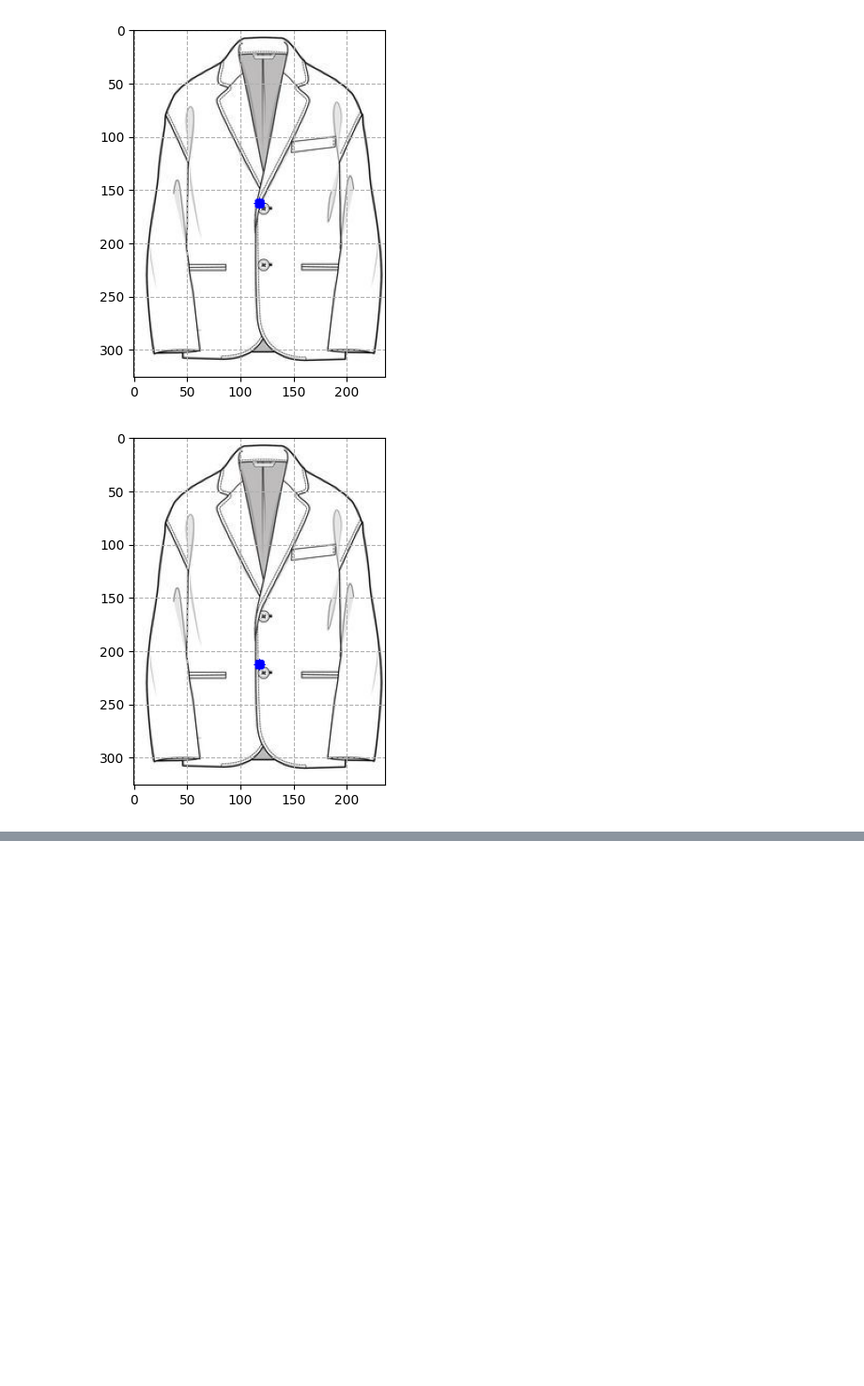
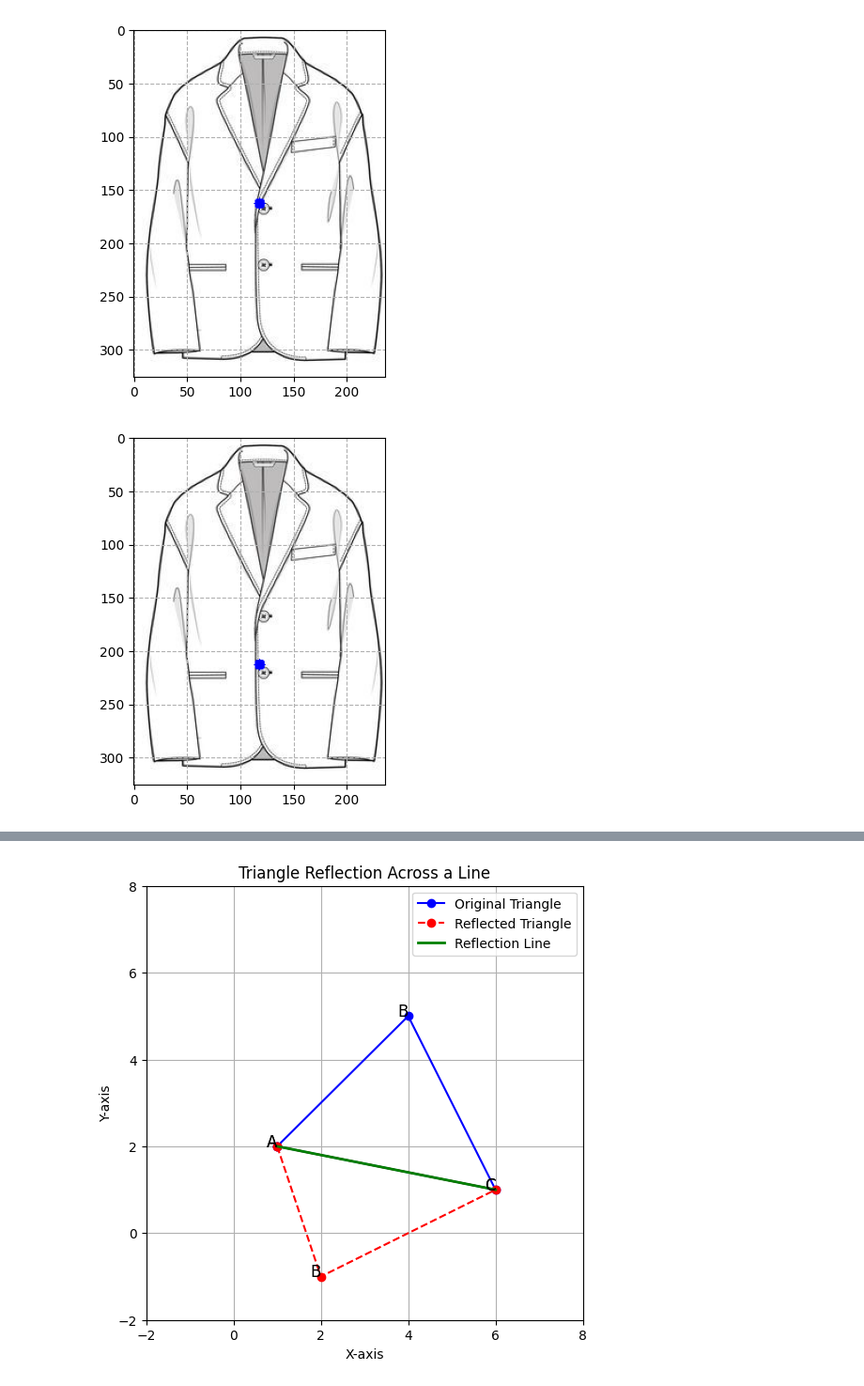
Before and after one commit to Mudhdhoo/CS224G_TechPackAI, a Jupyter notebook: backend/src/test.ipynb, the cells around one changed output, grey strips where cells are left out. Shown at 94% size. Cells and saved outputs as stored; diff of their text form; code cells hidden in the pictures; blank space fills up the shorter version.

```diff
--- a/backend/src/test.ipynb
+++ b/backend/src/test.ipynb
@@ -382,3 +329,0 @@ os.path.join(os.getcwd(), path)
-# %%
-a = "{da}"
-a
@@ -386,0 +437,75 @@ a
+# %%
+import numpy as np
+import matplotlib.pyplot as plt
+
+def reflect_point_across_line(P, A, B):
+    """
+    Reflects point P across the line formed by points A and B.
+
+    P, A, B are NumPy arrays of shape (2,) representing (x, y) coordinates.
+    """
+    x0, y0 = P
+    x1, y1 = A
+    x2, y2 = B
+
+    # Compute line coefficients: ax + by + c = 0
+    a = y2 - y1
+    b = x1 - x2
+    c = x2 * y1 - x1 * y2
+
+    # Compute the reflected point
+    d = (a * x0 + b * y0 + c) / (a**2 + b**2)
+    x_reflected = x0 - 2 * a * d
+    y_reflected = y0 - 2 * b * d
+
+    return np.array([x_reflected, y_reflected])
+
+# Define the 3 points of the triangle
+triangle = np.array([
+    [1, 2],   # Point A
+    [4, 5],   # Point B
+    [6, 1]    # Point C (vertex to reflect)
+])
+
+# Select the vertex to reflect (e.g., C)
+vertex_to_reflect = triangle[1]  # Point C
+line_points = np.vstack([triangle[0], triangle[2]])  # Points A and B
+
+# Compute reflection
+reflected_vertex = reflect_point_across_line(vertex_to_reflect, line_points[0], line_points[1])
+
+# Create the new reflected triangle
+reflected_triangle = triangle.copy()
+reflected_triangle[1] = reflected_vertex  # Replace vertex C with its reflection
+
+# Plot the original and reflected triangles
+fig, ax = plt.subplots(figsize=(6, 6))
+
+def plot_triangle(points, color, label, linestyle='-'):
+    x = np.append(points[:, 0], points[0, 0])  # Close the triangle
+    y = np.append(points[:, 1], points[0, 1])
+    ax.plot(x, y, color=color, marker='o', linestyle=linestyle, label=label)
+    for i, txt in enumerate(["A", "B", "C"]):
+        ax.text(points[i, 0], points[i, 1], txt, fontsize=12, ha='right')
+
+# Plot original triangle
+plot_triangle(triangle, 'b', 'Original Triangle')
+
+# Plot reflected triangle
+plot_triangle(reflected_triangle, 'r', 'Reflected Triangle', linestyle='--')
+
+# Plot reflection line (AB)
+ax.plot(line_points[:, 0], line_points[:, 1], 'g-', linewidth=2, label="Reflection Line")
+
+# Formatting
+ax.set_xlim(-2, 8)
+ax.set_ylim(-2, 8)
+ax.set_xlabel('X-axis')
+ax.set_ylabel('Y-axis')
+ax.set_title('Triangle Reflection Across a Line')
+ax.legend()
+ax.grid(True)
+
+plt.show()
+# %% [output]
+[figure, added]
```
Also changed, not shown: parts of 5 cells of this notebook, 16 other files.
